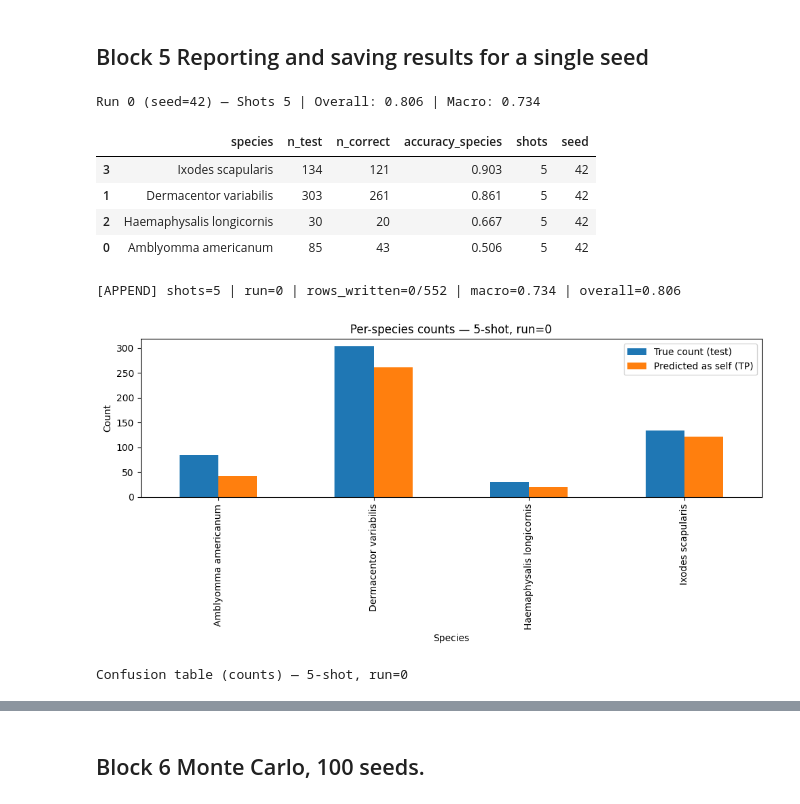
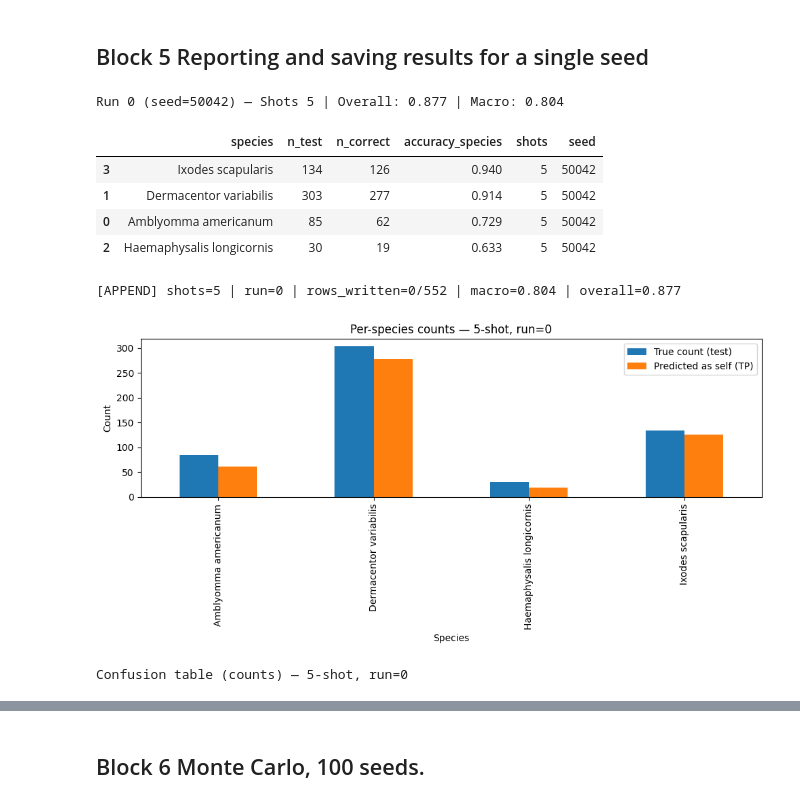
Before and after one commit to jjivandas/tick_classification_project, a Jupyter notebook: notebooks/03_finetuning_svm.ipynb, the cells around one changed output, grey strips where cells are left out. Drawn from its saved outputs; the diff is of its cells as text; code cells hidden in the pictures.

```diff
--- a/notebooks/03_finetuning_svm.ipynb
+++ b/notebooks/03_finetuning_svm.ipynb
@@ -26,11 +26,11 @@ CLASS_NAMES = "../data/processed/class_names_no_ixodes.json"   # species list
 DATA        = "../data/processed/final_data_no_ixodes.json"    # records: image_path, true_label, sample_id, view
 
 # ---- experiment knobs (global conventions we agreed) ----
-SHOTS      = [1, 3, 5, 10, 15, 24]   # K values to sweep
+SHOTS      = [1, 3, 5, 10]   # K values to sweep
 RUNS       = 100             # number of Monte Carlo runs per shots level
 BASE_SEED  = 42              # base for deterministic seed derivation
 BAND       = "sd"            # "sd"
-MIN_TOTAL  = 25              # species must have >=20 individuals (meeting requirement)
+MIN_TOTAL  = 20              # species must have >=20 individuals (meeting requirement)
 
 # ---- results locations ----
 RESULTS_ROOT = Path("..") / "results" / "svm_bioclip"
@@ -57,8 +57,11 @@ BC = BaseClassifier(device=DEVICE)
 
 # ---- helpers ----
 def seed_for(shots: int, run_id: int, base: int = BASE_SEED) -> int:
-    """Nested few-shot: same shuffle across shots for a given run_id."""
-    return int(base + run_id)   # seed == run_id
+    """
+    Independent few-shot: unique seed per (shots K, run_id).
+    Prevents 'growing' the same cohort across K.
+    """
+    return int(base + 10_000 * shots + run_id)
 
 # optional: fix global RNGs for any non-swept randomness
 random.seed(BASE_SEED)
@@ -261,7 +268,7 @@ def build_xy(by_species, pairs):
 def train_predict_collect(by_species,
                           train_pairs, test_pairs,
                           *,
-                          shots: int, run_id: int, seed: int, n_test_run: int):
+                          shots: int, run_id: int, n_test_run: int):
     """
     Trains the SVM on the given split and collects per-specimen rows for master CSV.
     Returns:
@@ -271,6 +278,9 @@ def train_predict_collect(by_species,
       overall_acc     : float
       y_true, y_pred  : np.ndarray, np.ndarray  (for confusion / preview plots)
     """
+
+    # --- Derive the run-specific seed HERE to guarantee independence
+    seed = seed_for(shots, run_id)
 
     # --- Build train/test matrices
     Xtr, ytr, _      = build_xy(by_species, train_pairs)
@@ -313,7 +323,7 @@ def train_predict_collect(by_species,
         pred_rows.append({
             "shots": int(shots),
             "run_id": int(run_id),
-            "seed": int(seed),
+            "seed": int(seed),           # keep seed recorded for repro
             "sample_id": str(sid),
             "species_true": str(t),
             "species_pred": str(p),
@@ -326,7 +336,6 @@ def train_predict_collect(by_species,
     print(f"Seed: {seed} | Shots: {shots} | Run: {run_id}")
     print(f"Overall accuracy: {overall_acc:.3f}")
     print(f"Macro (balanced) accuracy: {macro_acc:.3f}")
-    # peek a few specimen-level predictions
     preview = pd.DataFrame({
         "sample_id": te_ids[:10],
         "true_label": yte[:10],
@@ -339,20 +348,23 @@ def train_predict_collect(by_species,
 # %%
 # --- one demo run to produce the variables Block 5 needs ---
 
+# tiny helper so we always derive the seed from (K, run_id) in one place
+def split_for_run(by_species, species_list, k, run_id):
+    return split_once(by_species, species_list, k=k, seed=seed_for(k, run_id))
+
 # pick a shots/run pair (change as you like)
-shots = 5
+shots  = 5
 run_id = 0
-seed   = seed_for(shots, run_id)   # or just an int
 
-# make the split
-train_pairs, test_pairs, split_counts, n_test_run = split_once(
-    by_species, included_species, k=shots, seed=seed
+# make the split (independent per (K, run))
+train_pairs, test_pairs, split_counts, n_test_run = split_for_run(
+    by_species, included_species, k=shots, run_id=run_id
 )
 
-# train & predict (this RETURNS pred_rows, etc.)
+# train & predict (Block 4 now derives seed internally via seed_for(shots, run_id))
 pred_rows, per_class_df, macro_acc, overall_acc, y_true, y_pred = train_predict_collect(
     by_species, train_pairs, test_pairs,
-    shots=shots, run_id=run_id, seed=seed, n_test_run=n_test_run
+    shots=shots, run_id=run_id, n_test_run=n_test_run
 )
 
 # quick sanity check so you KNOW they exist
@@ -388,8 +400,13 @@ import matplotlib.pyplot as plt
 df_run = pd.DataFrame(pred_rows)
 shots  = int(df_run["shots"].iloc[0])
 run_id = int(df_run["run_id"].iloc[0])
-# seed is optional here; if you set seed==run_id upstream, it's redundant
-seed   = int(df_run.get("seed", pd.Series([run_id])).iloc[0])
+
+# Prefer the recorded seed; if missing, recompute from (shots, run_id) to keep independence invariant.
+if "seed" in df_run.columns and not pd.isna(df_run["seed"].iloc[0]):
+    seed = int(df_run["seed"].iloc[0])
+else:
+    seed = seed_for(shots, run_id)
+
 
 # ---- 2) Per-species summary table ----
 tmp = pd.DataFrame({"true": y_true, "pred": y_pred})
@@ -431,40 +448,40 @@ print(f"[APPEND] shots={shots} | run={run_id} | rows_written={rows_to_write}/{ro
 if PREVIEW_PLOTS:
     # two-bar per-species: True count vs correctly predicted
     plot_df = (
         per_species.set_index("species")[["n_test","n_correct"]]
                    .reindex(CLASS_ORDER, fill_value=0) if 'CLASS_ORDER' in globals() and CLASS_ORDER is not None
                    else per_species.set_index("species")[["n_test","n_correct"]]
     )
     ax = plot_df.plot(kind="bar", figsize=(10,5), color=["#1f77b4", "#ff7f0e"])
     ax.set_title(f"Per-species counts — {shots}-shot, run={run_id}")
     ax.set_xlabel("Species"); ax.set_ylabel("Count")
     ax.legend(["True count (test)", "Predicted as self (TP)"])
     plt.tight_layout()
     if SAVE_PLOTS:
         out = PLOTS_DIR / f"per_species_counts_shots{shots:02d}_run{run_id:03d}.png"
         plt.savefig(out, dpi=150); print(f"[PLOT] saved {out}")
     plt.show()
 
     # optional plain confusion table for inspection (numbers only)
     conf_tbl = (
         pd.crosstab(pd.Series(y_true, name="true", dtype=object),
                     pd.Series(y_pred, name="pred", dtype=object))
     )
     if 'CLASS_ORDER' in globals() and CLASS_ORDER is not None:
         conf_tbl = conf_tbl.reindex(index=CLASS_ORDER, columns=CLASS_ORDER, fill_value=0)
     else:
         conf_tbl = conf_tbl.fillna(0).astype(int)
     print(f"\nConfusion table (counts) — {shots}-shot, run={run_id}")
     display(conf_tbl.astype(int))
 # %% [output]
-Run 0 (seed=42) — Shots 5 | Overall: 0.806 | Macro: 0.734
+Run 0 (seed=50042) — Shots 5 | Overall: 0.877 | Macro: 0.804
 |  | species | n_test | n_correct | accuracy_species | shots | seed |
-| 3 | Ixodes scapularis | 134 | 121 | 0.903 | 5 | 42 |
-| 1 | Dermacentor variabilis | 303 | 261 | 0.861 | 5 | 42 |
-| 2 | Haemaphysalis longicornis | 30 | 20 | 0.667 | 5 | 42 |
-| 0 | Amblyomma americanum | 85 | 43 | 0.506 | 5 | 42 |
+| 3 | Ixodes scapularis | 134 | 126 | 0.940 | 5 | 50042 |
+| 1 | Dermacentor variabilis | 303 | 277 | 0.914 | 5 | 50042 |
+| 0 | Amblyomma americanum | 85 | 62 | 0.729 | 5 | 50042 |
+| 2 | Haemaphysalis longicornis | 30 | 19 | 0.633 | 5 | 50042 |
-[APPEND] shots=5 | run=0 | rows_written=0/552 | macro=0.734 | overall=0.806
+[APPEND] shots=5 | run=0 | rows_written=0/552 | macro=0.804 | overall=0.877
-[figure, old version]
+[figure, new version]
 Confusion table (counts) — 5-shot, run=0
 | pred | Amblyomma americanum | Dermacentor variabilis | Haemaphysalis longicornis | Ixodes scapularis |
 | true |  |  |  |  |
```
Also changed, not shown: parts of 9 cells of this notebook, 17 other files.
